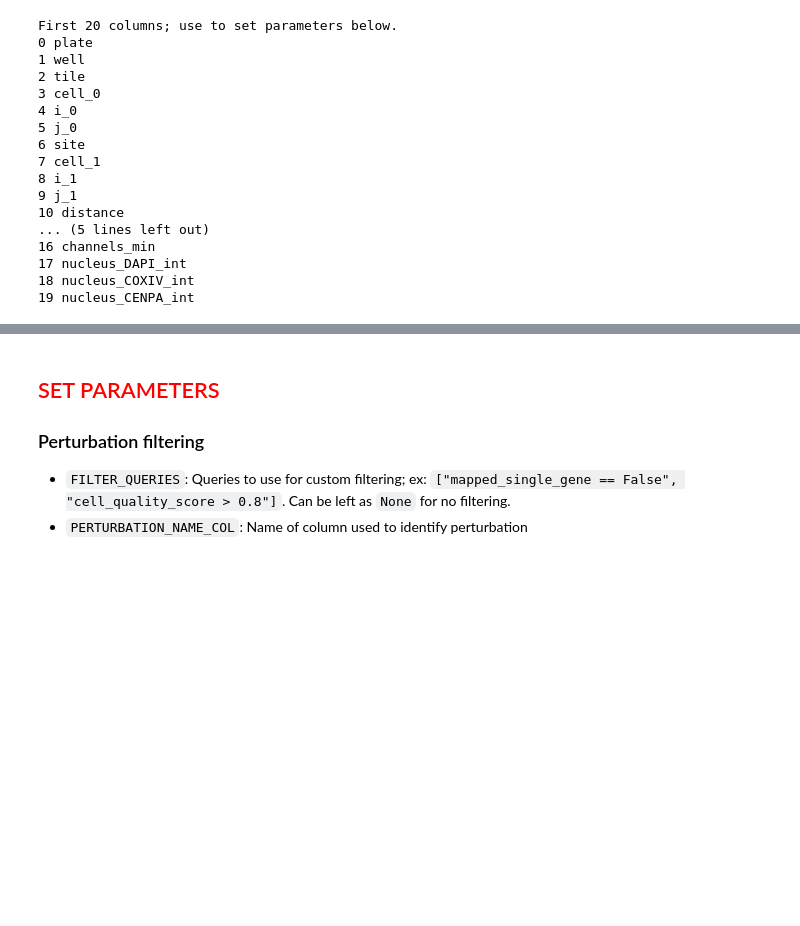
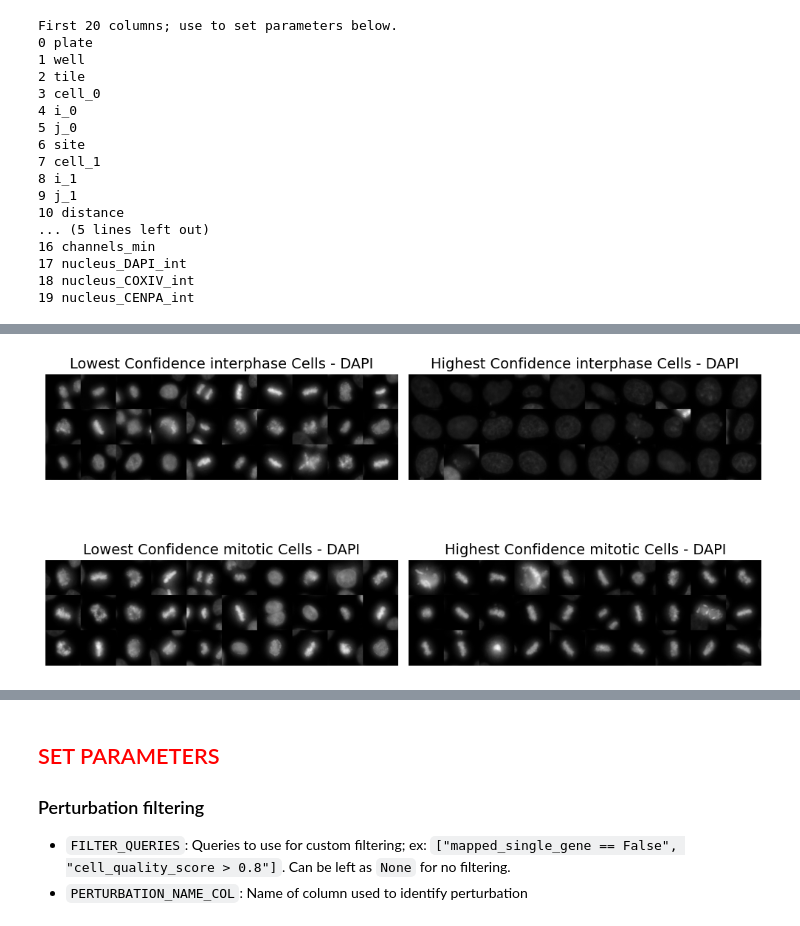
Before and after one commit to cheeseman-lab/brieflow-analysis, a Jupyter notebook: analysis/7.configure_aggregate_params.ipynb, the cells around one changed output, grey strips where cells are left out. Saved outputs shown, nothing was run; the diff lists cells and outputs as text; code cells hidden in the pictures; blank space fills up the shorter version.

```diff
--- a/analysis/7.configure_aggregate_params.ipynb
+++ b/analysis/7.configure_aggregate_params.ipynb
@@ -153,53 +179,54 @@ Cell class confidences:
 # %%
-# classified_cell_data = cell_data.copy()
-# classified_cell_data = add_filenames(classified_cell_data, ROOT_FP)
+classified_cell_data = cell_data.copy()
+classified_cell_data = add_filenames(classified_cell_data, ROOT_FP)
 
-# # Create a dictionary of DataFrames for each cell class
-# cell_class_dfs = {
-#     cell_class: classified_cell_data[classified_cell_data["class"] == cell_class]
-#     for cell_class in CELL_CLASSES
-# }
+# Create a dictionary of DataFrames for each cell class
+cell_class_dfs = {
+    cell_class: classified_cell_data[classified_cell_data["class"] == cell_class]
+    for cell_class in CELL_CLASSES
+}
 
-# # Define sorting directions and titles
-# title_templates = {
-#     True: "Lowest Confidence {cell_class} Cells - {channel}",
-#     False: "Highest Confidence {cell_class} Cells - {channel}",
-# }
+# Define sorting directions and titles
+title_templates = {
+    True: "Lowest Confidence {cell_class} Cells - {channel}",
+    False: "Highest Confidence {cell_class} Cells - {channel}",
+}
 
-# # Generate montages dynamically
-# montages, titles = [], []
-# for cell_class, cell_df in cell_class_dfs.items():
-#     for ascending in [True, False]:
-#         montage = create_cell_montage(
-#             cell_data=cell_df,
-#             channels=config["phenotype"]["channel_names"],
-#             selection_params={
-#                 "method": "sorted",
-#                 "sort_by": "confidence",
-#                 "ascending": ascending,
-#             },
-#         )[MONTAGE_CHANNEL]
-#         montages.append(montage)
-#         titles.append(
-#             title_templates[ascending].format(
-#                 cell_class=cell_class, channel=MONTAGE_CHANNEL
-#             )
-#         )
+# Generate montages dynamically
+montages, titles = [], []
+for cell_class, cell_df in cell_class_dfs.items():
+    for ascending in [True, False]:
+        montage = create_cell_montage(
+            cell_data=cell_df,
+            channels=config["phenotype"]["channel_names"],
+            selection_params={
+                "method": "sorted",
+                "sort_by": "confidence",
+                "ascending": ascending,
+            },
+        )[MONTAGE_CHANNEL]
+        montages.append(montage)
+        titles.append(
+            title_templates[ascending].format(
+                cell_class=cell_class, channel=MONTAGE_CHANNEL
+            )
+        )
 
-# # Determine figure size dynamically
-# num_rows = len(CELL_CLASSES)
-# fig, axes = plt.subplots(num_rows, 2, figsize=(10, 3 * num_rows))
+# Determine figure size dynamically
+num_rows = len(CELL_CLASSES)
+fig, axes = plt.subplots(num_rows, 2, figsize=(10, 3 * num_rows))
 
-# # Display montages
-# for ax, title, montage in zip(axes.flat, titles, montages):
-#     ax.imshow(montage, cmap="gray")
-#     ax.set_title(title, fontsize=14)
-#     ax.axis("off")
+# Display montages
+for ax, title, montage in zip(axes.flat, titles, montages):
+    ax.imshow(montage, cmap="gray")
+    ax.set_title(title, fontsize=14)
+    ax.axis("off")
 
-# print("Montages of cell classes:")
-# plt.tight_layout()
-# plt.show()
+print("Montages of cell classes:")
+plt.tight_layout()
+plt.show()
 
-# print("Split cell data summary:")
-# summary_df = summarize_cell_data(cell_data, CELL_CLASSES, COLLAPSE_COLS)
-# summary_df
+print("Split cell data summary:")
+summary_df = summarize_cell_data(cell_data, CELL_CLASSES, COLLAPSE_COLS)
+summary_df
+# %% [output]
@@ -205,0 +234 @@ Cell class confidences:
+[figure, added]
```
Also changed, not shown: parts of 5 cells of this notebook, 5 other files.
